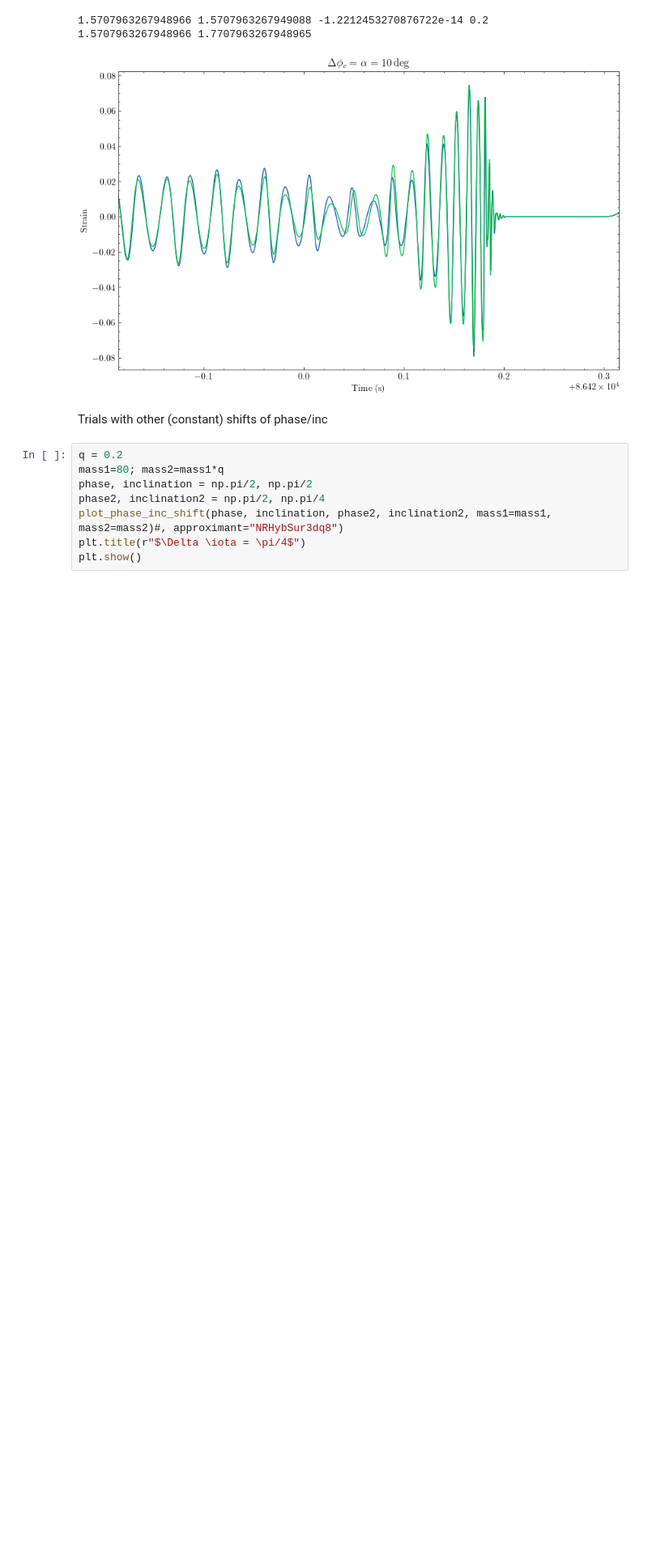
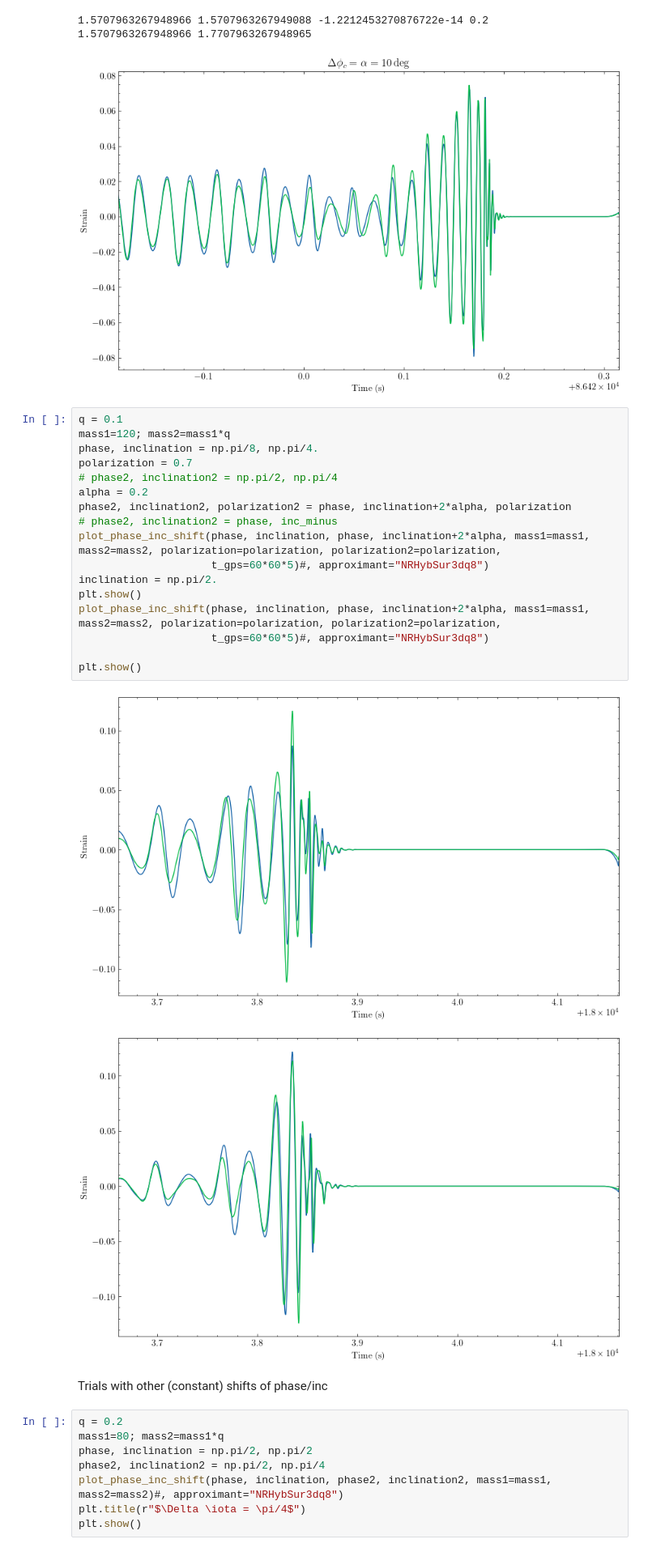
Before and after one commit to cosmoquark/gw-fish-lens, a Jupyter notebook: misc/lensed_waveform_v1.ipynb, the cells around one changed output. Shown at 81% size. Saved outputs shown, nothing was run; the diff lists cells and outputs as text; blank space fills up the shorter version.

```diff
--- a/misc/lensed_waveform_v1.ipynb
+++ b/misc/lensed_waveform_v1.ipynb
@@ -338,6 +338,26 @@ plt.show()
 1.5707963267948966 1.5707963267949088 -1.2212453270876722e-14 0.2
 1.5707963267948966 1.7707963267948965
 [figure]
+# %%
+q = 0.1
+mass1=120; mass2=mass1*q
+phase, inclination = np.pi/8, np.pi/4.
+polarization = 0.7
+# phase2, inclination2 = np.pi/2, np.pi/4
+alpha = 0.2
+phase2, inclination2, polarization2 = phase, inclination+2*alpha, polarization
+# phase2, inclination2 = phase, inc_minus
+plot_phase_inc_shift(phase, inclination, phase, inclination+2*alpha, mass1=mass1, mass2=mass2, polarization=polarization, polarization2=polarization,
+                     t_gps=60*60*5)#, approximant="NRHybSur3dq8")
+inclination = np.pi/2.
+plt.show()
+plot_phase_inc_shift(phase, inclination, phase, inclination+2*alpha, mass1=mass1, mass2=mass2, polarization=polarization, polarization2=polarization,
+                     t_gps=60*60*5)#, approximant="NRHybSur3dq8")
+
+plt.show()
+# %% [output]
+[figure, added]
+[figure, added]
 # %% [markdown]
 Trials with other (constant) shifts of phase/inc
 # %%
```
